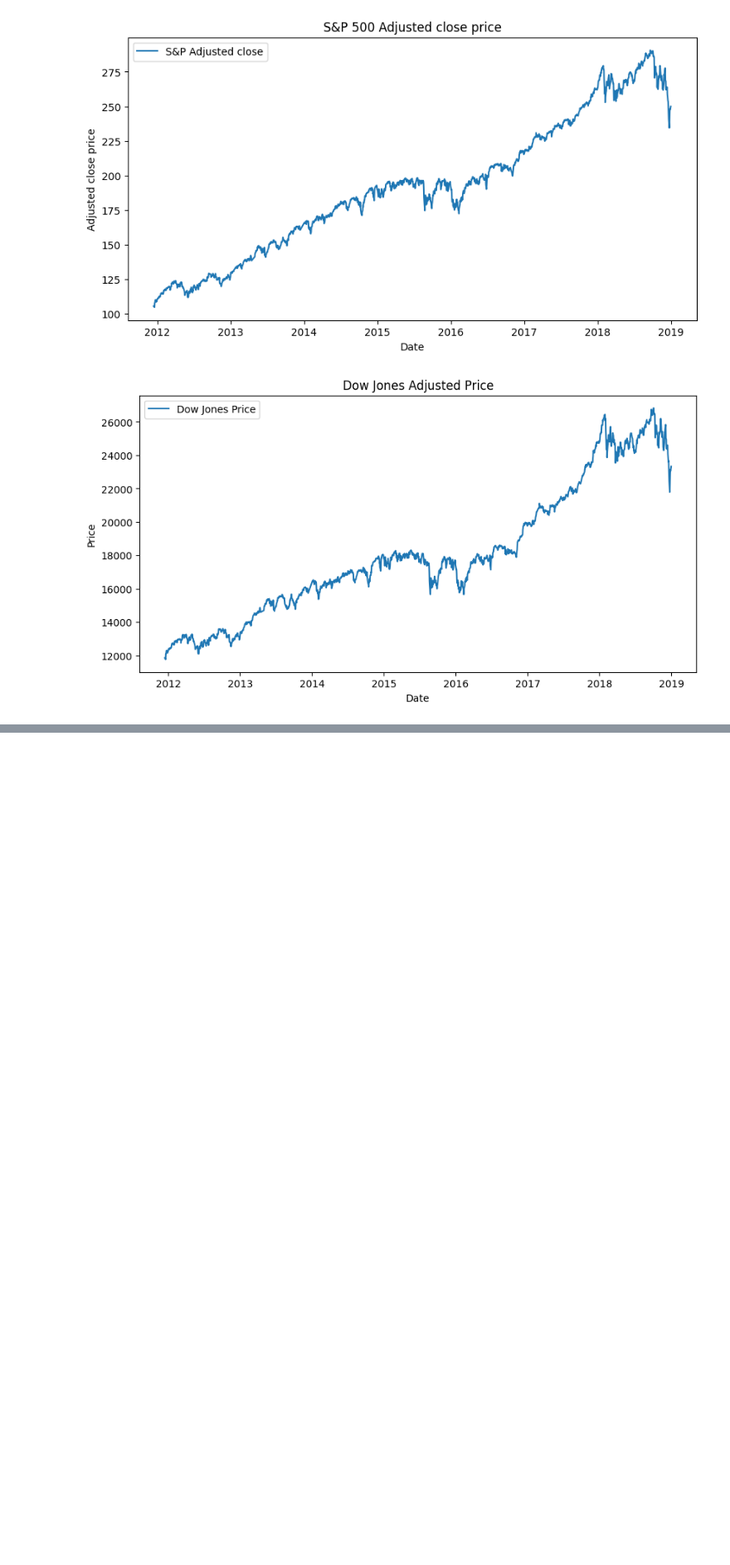
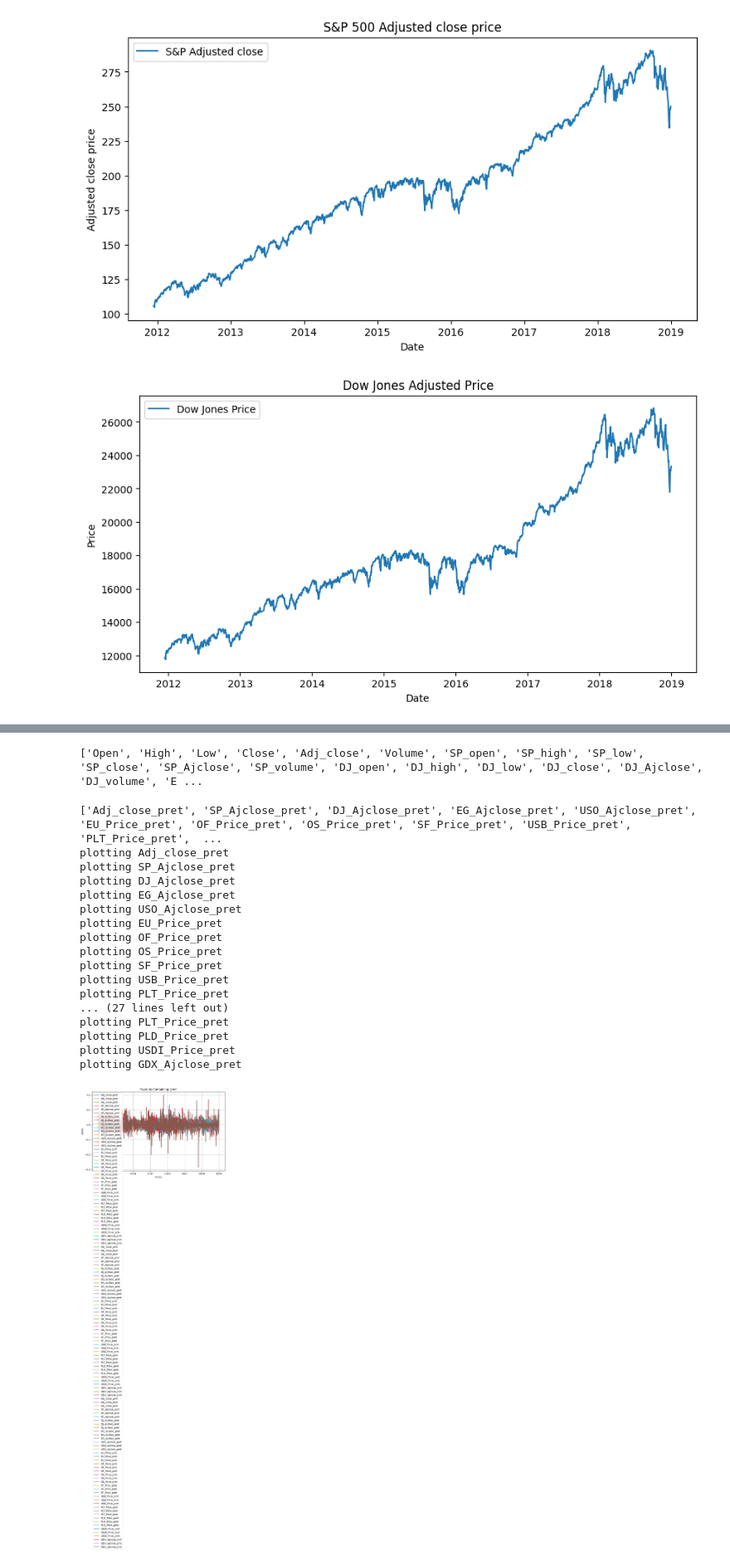
Before and after one commit to TarunrRajanala/GoldPricePredictionFinal, a Jupyter notebook: Code/goldPrices.ipynb, the cells around one changed output, grey strips where cells are left out. Shown: that part at 83% size. Drawn from its saved outputs; the diff is of its cells as text; code cells hidden in the pictures; blank space fills up the shorter version.

Commit message:
Engineered a bunch of new features

```diff
--- a/Code/goldPrices.ipynb
+++ b/Code/goldPrices.ipynb
@@ -16,6 +16,7 @@ vix_data = pd.read_csv('../Data/VVIX_History.csv')
 # Renaming to just be one word
 gold_data.rename(columns={"Adj Close": "Adj_close"}, inplace=True)
 gold_data.rename(columns={"USO_Adj Close": "USO_Ajclose"}, inplace=True)
+gold_data.rename(columns={"GDX_Adj Close": "GDX_Ajclose"}, inplace=True)
 # %% [markdown]
 # Data Preprocessing
 # %%
@@ -179,0 +157,71 @@ KeyError: 'EU_Ajclose'
+# %%
+##Computing daily percentage returns on assets, Absolute returns on assets, and rolling averages
+
+def feature_engineer(data, feature):
+    df = data[feature]
+    daily_return = (df / df.shift(1)) - 1
+    daily_return[0] = 0
+
+    absolute_return = (df - df.shift(1))
+    absolute_return[0] = 0
+
+    three_day_ave = df.rolling(window=3).mean().fillna(0)
+    week_ave = df.rolling(window=5).mean().fillna(0)
+    month_ave = df.rolling(window=30).mean().fillna(0)
+    week_var = df.rolling(window = 5).var().fillna(0)
+    month_var = df.rolling(window = 30).var().fillna(0)
+    engineered_features = pd.DataFrame({f"{feature}_pret": daily_return,f"{feature}_aret" :absolute_return, f"{feature}_three_ave":three_day_ave, f"{feature}_week_ave": week_ave, f"{feature}_month_ave": month_ave, f"{feature}_week_var": week_var, f"{feature}_month_var": month_var})
+    return engineered_features
+
+
+import_asset_list = [
+    "Adj_close", "SP_Ajclose","DJ_Ajclose","EG_Ajclose","USO_Ajclose","EU_Price","OF_Price","OS_Price","SF_Price","USB_Price","PLT_Price","PLD_Price","USDI_Price","GDX_Ajclose"
+]
+
+for asset in import_asset_list :
+    temp = feature_engineer(gold_data, asset)
+    gold_data = pd.concat([gold_data,temp], axis=1)
+
+
+feature_list = list(gold_data.columns)
+
+
+duplicates = [item for item in set(feature_list) if feature_list.count(item) > 1]
+print(duplicates)
+# %% [output]
+['Open', 'High', 'Low', 'Close', 'Adj_close', 'Volume', 'SP_open', 'SP_high', 'SP_low', 'SP_close', 'SP_Ajclose', 'SP_volume', 'DJ_open', 'DJ_high', 'DJ_low', 'DJ_close', 'DJ_Ajclose', 'DJ_volume', 'E ...
+# %%
+pret_columns = [col for col in gold_data.columns if "pret" in col]
+
+print(pret_columns)
+plt.figure(figsize=(10, 6))
+for col in pret_columns:
+    plt.plot(gold_data.index, gold_data[col], label=col)
+    print(f"plotting {col}")
+
+
+plt.xlabel("Index")
+plt.ylabel("Value")
+plt.title("Features Containing 'pret'")
+plt.legend()
+plt.grid(True)
+plt.show()
+# %% [output]
+['Adj_close_pret', 'SP_Ajclose_pret', 'DJ_Ajclose_pret', 'EG_Ajclose_pret', 'USO_Ajclose_pret', 'EU_Price_pret', 'OF_Price_pret', 'OS_Price_pret', 'SF_Price_pret', 'USB_Price_pret', 'PLT_Price_pret',  ...
+plotting Adj_close_pret
+plotting SP_Ajclose_pret
+plotting DJ_Ajclose_pret
+plotting EG_Ajclose_pret
+plotting USO_Ajclose_pret
+plotting EU_Price_pret
+plotting OF_Price_pret
+plotting OS_Price_pret
+plotting SF_Price_pret
+plotting USB_Price_pret
+plotting PLT_Price_pret
+... (27 lines left out)
+plotting PLT_Price_pret
+plotting PLD_Price_pret
+plotting USDI_Price_pret
+plotting GDX_Ajclose_pret
+[figure, added]
```
Also changed, not shown: parts of 3 cells of this notebook.
